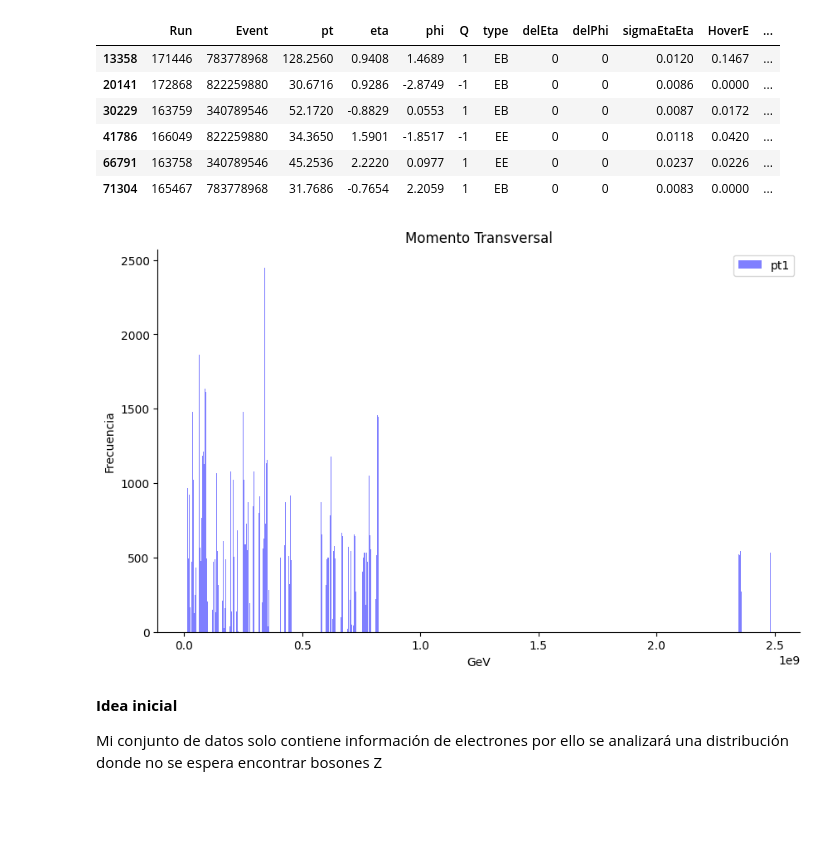
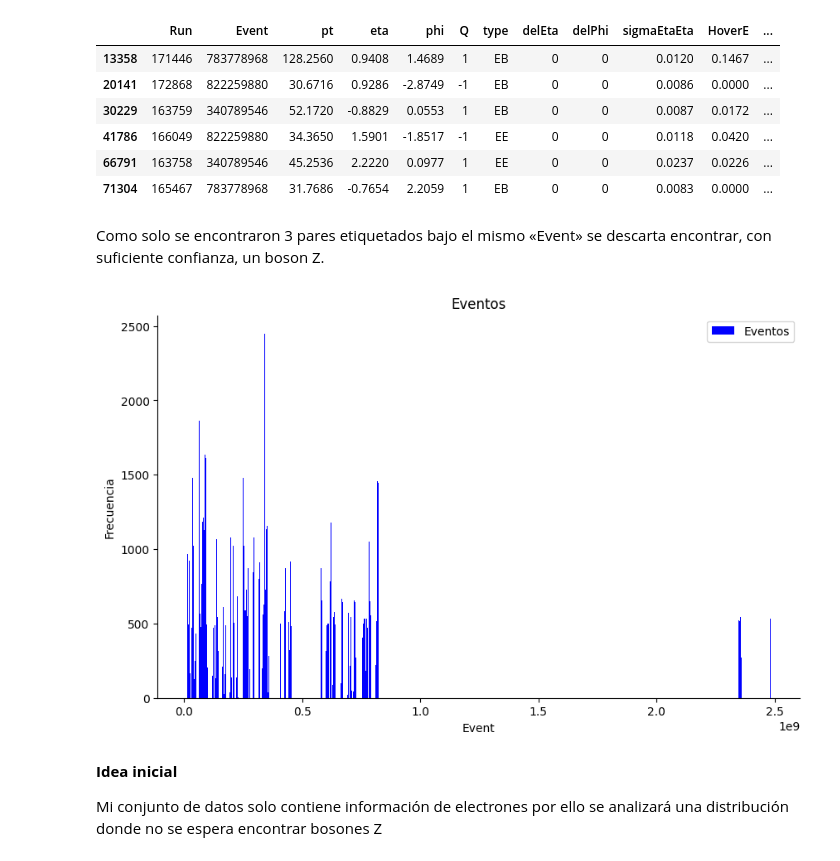
Before and after one commit to ProgramasParaFisicaDeParticulas/blindsampleanalysiswithcsv4-Jorge-1501, a Jupyter notebook: Exploracion.ipynb, the cells around one changed output. Saved outputs shown, nothing was run; the diff lists cells and outputs as text; code cells hidden in the pictures; blank space fills up the shorter version.

```diff
--- a/Exploracion.ipynb
+++ b/Exploracion.ipynb
@@ -205,27 +207,29 @@ duplicated_events
 | 41786 | 166049 | 822259880 | 34.3650 | 1.5901 | -1.8517 | -1 | EE | 0 | 0 | 0.0118 | 0.0420 | ... |
 | 66791 | 163758 | 340789546 | 45.2536 | 2.2220 | 0.0977 | 1 | EE | 0 | 0 | 0.0237 | 0.0226 | ... |
 | 71304 | 165467 | 783778968 | 31.7686 | -0.7654 | 2.2059 | 1 | EB | 0 | 0 | 0.0083 | 0.0000 | ... |
+# %% [markdown]
+Como solo se encontraron 3 pares etiquetados bajo el mismo «Event» se descarta encontrar, con suficiente confianza, un boson Z.
 # %%
 # Creación de una figura y ejes para los histogramas
 fig, ax = plt.subplots(figsize=(10, 6))
 
 # Gráfica los histogramas
-ax.hist(particles['Event'], bins=1000, alpha=0.5, label='pt1', color="Blue")
+ax.hist(particles['Event'], bins=1000, label='Eventos', color="Blue")
 plt.gca().spines[['top', 'right',]].set_visible(False)
 
 # Título y etiquetas
-ax.set_title('Momento Transversal')
-ax.set_xlabel('GeV')
+ax.set_title('Eventos')
+ax.set_xlabel('Event')
 ax.set_ylabel('Frecuencia')
 
 #plt.xlim(-1,3)
 
 ax.legend()
 
 # Mostrar la gráfica
 plt.show()
 # %% [output]
-[figure, old version]
+[figure, new version]
 # %% [markdown]
 <b>Idea inicial</b>
 
```
Also changed, not shown: parts of 83 cells of this notebook.
